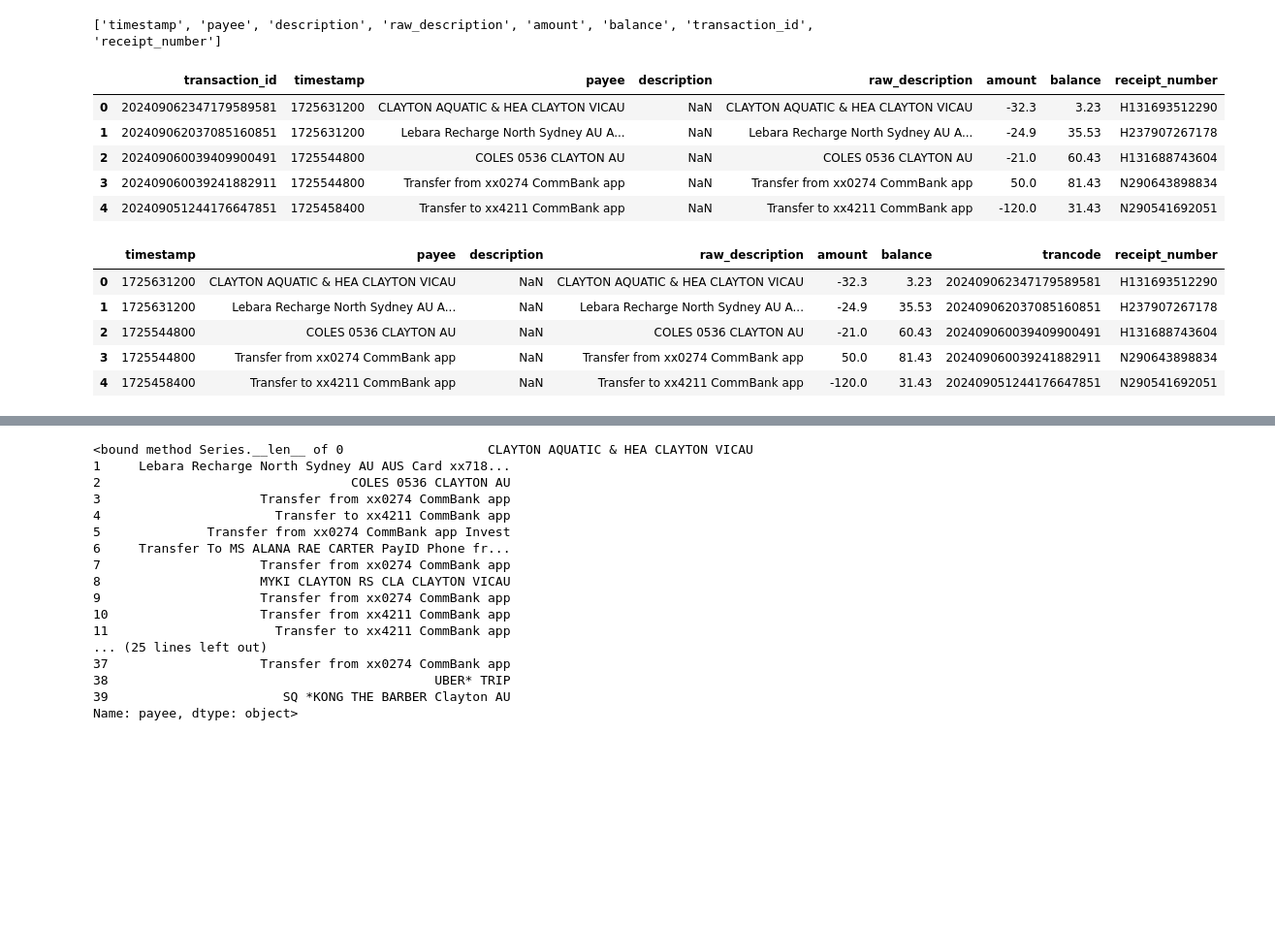
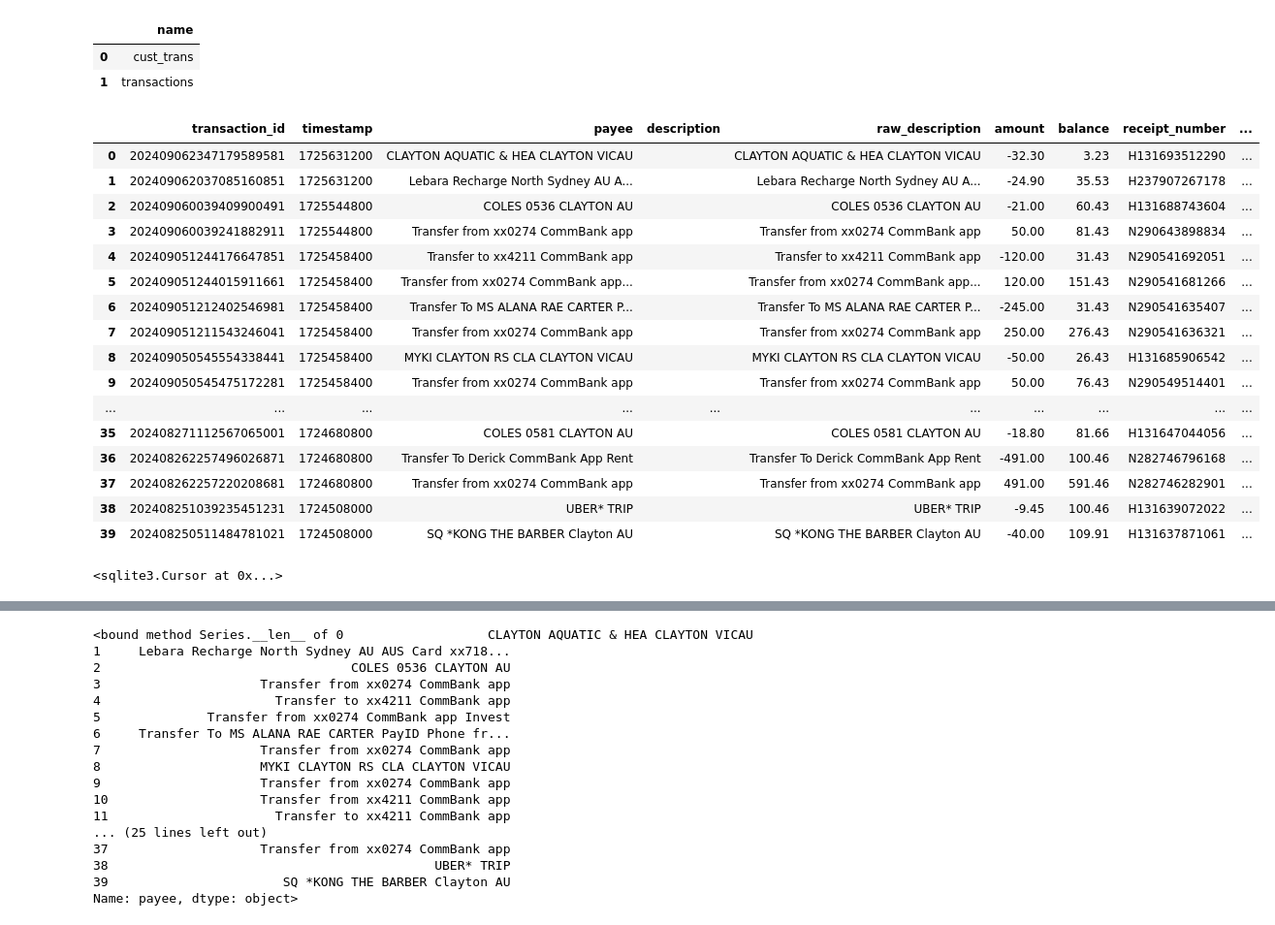
Before and after one commit to alkrona/banking, a Jupyter notebook: jupyter_notebooks/eda.ipynb, the cells around one changed output, grey strips where cells are left out. Shown at 97% size. Cells and saved outputs as stored; diff of their text form; code cells hidden in the pictures; blank space fills up the shorter version.

```diff
--- a/jupyter_notebooks/eda.ipynb
+++ b/jupyter_notebooks/eda.ipynb
@@ -24,25 +3,0 @@ import pandas as pd
-# %%
-df = pd.read_csv('../data/data.csv')
-cols_new = ['transaction_id','timestamp','payee','description','raw_description','amount','balance','receipt_number']
-df=df.rename(columns={'trancode':'transaction_id'})
-print(df.columns.tolist())
-df = df[cols_new]
-df.to_csv(path_or_buf='../data/data.csv',index=None,header=None)
-# %% [output]
-['timestamp', 'payee', 'description', 'raw_description', 'amount', 'balance', 'transaction_id', 'receipt_number']
-|  | transaction_id | timestamp | payee | description | raw_description | amount | balance | receipt_number |
-| 0 | 202409062347179589581 | 1725631200 | CLAYTON AQUATIC & HEA CLAYTON VICAU | NaN | CLAYTON AQUATIC & HEA CLAYTON VICAU | -32.3 | 3.23 | H131693512290 |
-| 1 | 202409062037085160851 | 1725631200 | Lebara Recharge North Sydney AU A... | NaN | Lebara Recharge North Sydney AU A... | -24.9 | 35.53 | H237907267178 |
-| 2 | 202409060039409900491 | 1725544800 | COLES 0536 CLAYTON AU | NaN | COLES 0536 CLAYTON AU | -21.0 | 60.43 | H131688743604 |
-| 3 | 202409060039241882911 | 1725544800 | Transfer from xx0274 CommBank app | NaN | Transfer from xx0274 CommBank app | 50.0 | 81.43 | N290643898834 |
-| 4 | 202409051244176647851 | 1725458400 | Transfer to xx4211 CommBank app | NaN | Transfer to xx4211 CommBank app | -120.0 | 31.43 | N290541692051 |
-# %%
-df = pd.read_csv('../data/data.csv')
-df.head()
-# %% [output]
-|  | timestamp | payee | description | raw_description | amount | balance | trancode | receipt_number |
-| 0 | 1725631200 | CLAYTON AQUATIC & HEA CLAYTON VICAU | NaN | CLAYTON AQUATIC & HEA CLAYTON VICAU | -32.3 | 3.23 | 202409062347179589581 | H131693512290 |
-| 1 | 1725631200 | Lebara Recharge North Sydney AU A... | NaN | Lebara Recharge North Sydney AU A... | -24.9 | 35.53 | 202409062037085160851 | H237907267178 |
-| 2 | 1725544800 | COLES 0536 CLAYTON AU | NaN | COLES 0536 CLAYTON AU | -21.0 | 60.43 | 202409060039409900491 | H131688743604 |
-| 3 | 1725544800 | Transfer from xx0274 CommBank app | NaN | Transfer from xx0274 CommBank app | 50.0 | 81.43 | 202409060039241882911 | N290643898834 |
-| 4 | 1725458400 | Transfer to xx4211 CommBank app | NaN | Transfer to xx4211 CommBank app | -120.0 | 31.43 | 202409051244176647851 | N290541692051 |
@@ -53,0 +4,28 @@ df_categories = df['payee']
+# %%
+conn = sqlite3.connect('../data/database/commbank') # permanent database
+# %%
+pd.read_sql_query("select name from sqlite_master where type = 'table'", conn)
+# %% [output]
+|  | name |
+| 0 | cust_trans |
+| 1 | transactions |
+# %%
+pd.read_sql_query("select * from transactions", conn)
+# %% [output]
+|  | transaction_id | timestamp | payee | description | raw_description | amount | balance | receipt_number | ... |
+| 0 | 202409062347179589581 | 1725631200 | CLAYTON AQUATIC & HEA CLAYTON VICAU |  | CLAYTON AQUATIC & HEA CLAYTON VICAU | -32.30 | 3.23 | H131693512290 | ... |
+| 1 | 202409062037085160851 | 1725631200 | Lebara Recharge North Sydney AU A... |  | Lebara Recharge North Sydney AU A... | -24.90 | 35.53 | H237907267178 | ... |
+| 2 | 202409060039409900491 | 1725544800 | COLES 0536 CLAYTON AU |  | COLES 0536 CLAYTON AU | -21.00 | 60.43 | H131688743604 | ... |
+| 3 | 202409060039241882911 | 1725544800 | Transfer from xx0274 CommBank app |  | Transfer from xx0274 CommBank app | 50.00 | 81.43 | N290643898834 | ... |
+| 4 | 202409051244176647851 | 1725458400 | Transfer to xx4211 CommBank app |  | Transfer to xx4211 CommBank app | -120.00 | 31.43 | N290541692051 | ... |
+| 5 | 202409051244015911661 | 1725458400 | Transfer from xx0274 CommBank app... |  | Transfer from xx0274 CommBank app... | 120.00 | 151.43 | N290541681266 | ... |
+| 6 | 202409051212402546981 | 1725458400 | Transfer To MS ALANA RAE CARTER P... |  | Transfer To MS ALANA RAE CARTER P... | -245.00 | 31.43 | N290541635407 | ... |
+| 7 | 202409051211543246041 | 1725458400 | Transfer from xx0274 CommBank app |  | Transfer from xx0274 CommBank app | 250.00 | 276.43 | N290541636321 | ... |
+| 8 | 202409050545554338441 | 1725458400 | MYKI CLAYTON RS CLA CLAYTON VICAU |  | MYKI CLAYTON RS CLA CLAYTON VICAU | -50.00 | 26.43 | H131685906542 | ... |
+| 9 | 202409050545475172281 | 1725458400 | Transfer from xx0274 CommBank app |  | Transfer from xx0274 CommBank app | 50.00 | 76.43 | N290549514401 | ... |
+| ... | ... | ... | ... | ... | ... | ... | ... | ... | ... |
+| 35 | 202408271112567065001 | 1724680800 | COLES 0581 CLAYTON AU |  | COLES 0581 CLAYTON AU | -18.80 | 81.66 | H131647044056 | ... |
+| 36 | 202408262257496026871 | 1724680800 | Transfer To Derick CommBank App Rent |  | Transfer To Derick CommBank App Rent | -491.00 | 100.46 | N282746796168 | ... |
+| 37 | 202408262257220208681 | 1724680800 | Transfer from xx0274 CommBank app |  | Transfer from xx0274 CommBank app | 491.00 | 591.46 | N282746282901 | ... |
+| 38 | 202408251039235451231 | 1724508000 | UBER* TRIP |  | UBER* TRIP | -9.45 | 100.46 | H131639072022 | ... |
+| 39 | 202408250511484781021 | 1724508000 | SQ *KONG THE BARBER Clayton AU |  | SQ *KONG THE BARBER Clayton AU | -40.00 | 109.91 | H131637871061 | ... |
@@ -53,0 +36,4 @@ df_categories = df['payee']
+# %%
+conn.execute("DROP TABLE cust_trans")
+# %% [output]
+<sqlite3.Cursor at 0x...>
```
Also changed, not shown: parts of 10 cells of this notebook, 7 other files.
